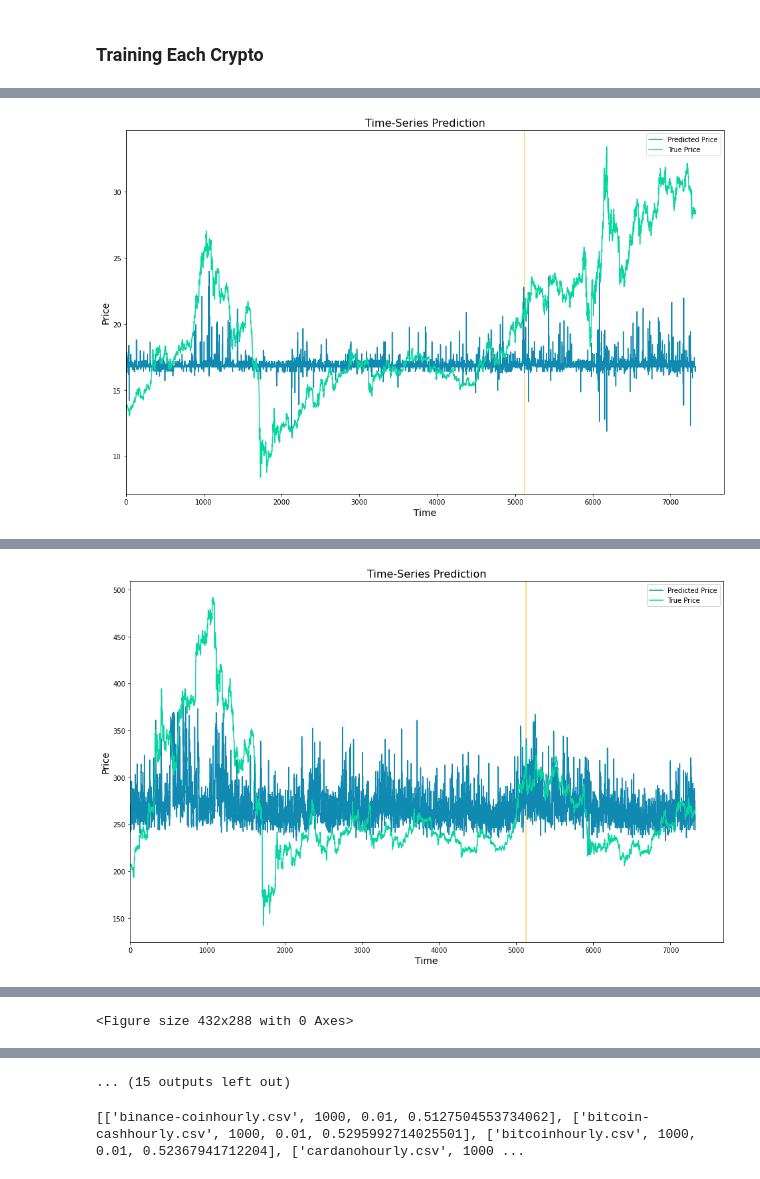
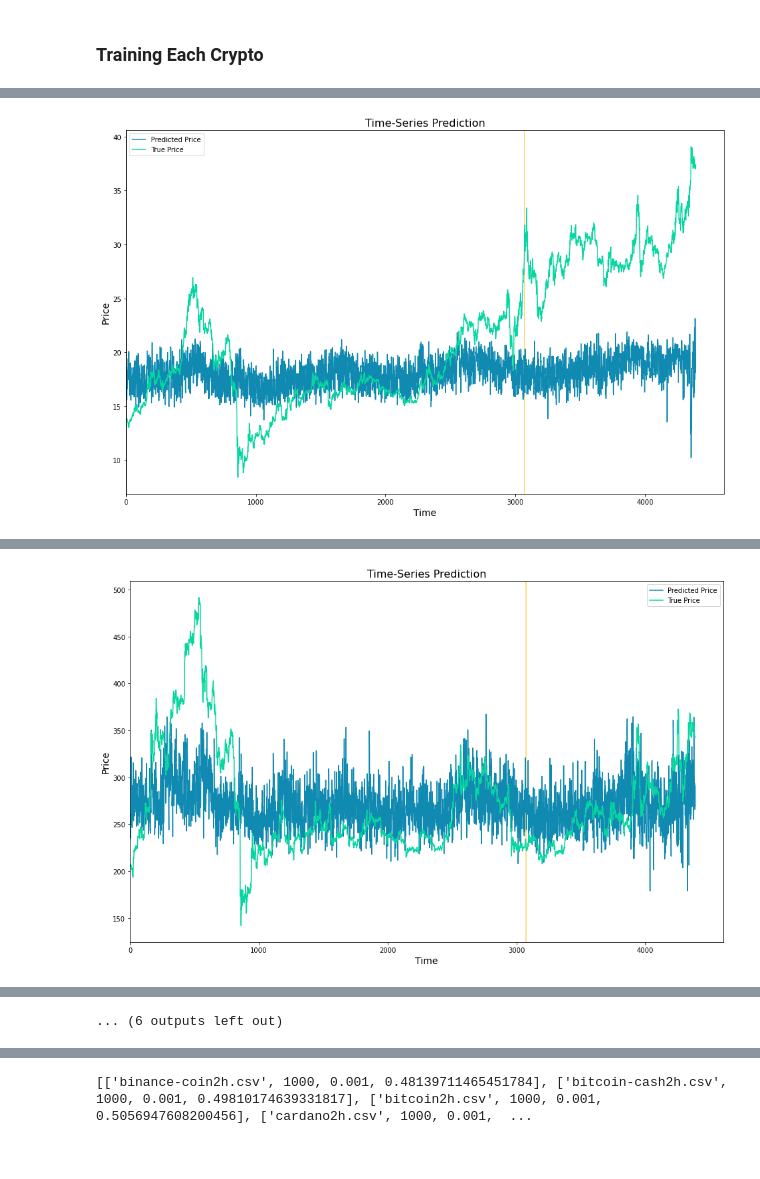
Before and after one commit to kzlecha/comparative-crypto, a Jupyter notebook: Multiple_Models.ipynb, the cells around one changed output, grey strips where cells are left out. Cells and saved outputs as stored; diff of their text form; code cells hidden in the pictures.

```diff
--- a/Multiple_Models.ipynb
+++ b/Multiple_Models.ipynb
@@ -80,10 +80,10 @@ class LSTMCustom(nn.Module):
 Model Parameters
 # %%
 num_epochs = 1000 #1000 epochs
-learning_rate = 0.01 #0.001 lr
+learning_rate = 0.001 #0.001 lr
 
 input_size = 5 #number of features
-hidden_size = 5 #number of features in hidden state
+hidden_size = 10 #number of features in hidden state
 num_layers = 1 #number of stacked lstm layers
 
 num_classes = 1 #number of output classes
@@ -214,11 +214,11 @@ dir_path = "datatest/"
 file_list = [f for f in listdir(dir_path) if isfile(join(dir_path, f))]
 #file_list = [f for f in listdir() if isfile(f)]
 
-file_endings = ["5m.csv", "hourly.csv", "daily.csv"]
+file_endings = ["5m.csv", "hourly.csv", "daily.csv", "2h.csv", "30m"]
 
 # FIXME: move to each fileending?
 # im going to start with just 5m
-file_ending = file_endings[1]
+file_ending = file_endings[4]
 results = []
 for filename in [name for name in file_list if file_ending in name]:
   crypto_name = filename.replace(file_ending, "")
@@ -284 +284 @@ neutral prediction:  0.0
-[figure, old version]
+[figure, new version]
@@ -302,0 +303 @@ neutral prediction:  0.0
+[figure, new version]
@@ -304 +321,0 @@ neutral prediction:  0.0
-[figure, old version]
@@ -343 +380 @@ neutral prediction:  0.0
-<Figure size 432x288 with 0 Axes>
+... (6 outputs left out)
@@ -363,8 +381,7 @@ neutral prediction:  0.0
-... (15 outputs left out)
 # %%
 print(results)
 # %% [output]
-[['binance-coinhourly.csv', 1000, 0.01, 0.5127504553734062], ['bitcoin-cashhourly.csv', 1000, 0.01, 0.5295992714025501], ['bitcoinhourly.csv', 1000, 0.01, 0.52367941712204], ['cardanohourly.csv', 1000 ...
+[['binance-coin2h.csv', 1000, 0.001, 0.48139711465451784], ['bitcoin-cash2h.csv', 1000, 0.001, 0.49810174639331817], ['bitcoin2h.csv', 1000, 0.001, 0.5056947608200456], ['cardano2h.csv', 1000, 0.001,  ...
 # %%
 resultsdf = pd.DataFrame(results)
 # %%
```
Also changed, not shown: parts of 3 cells of this notebook, 37 other files.
